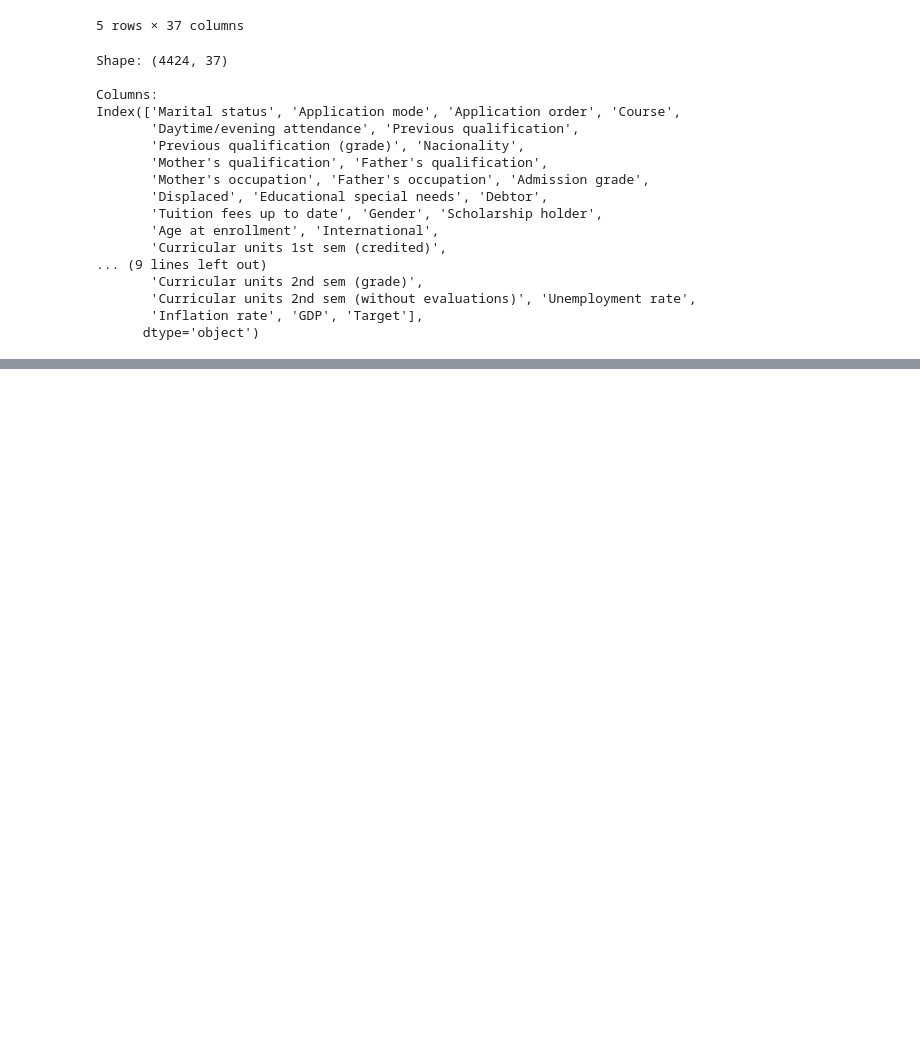
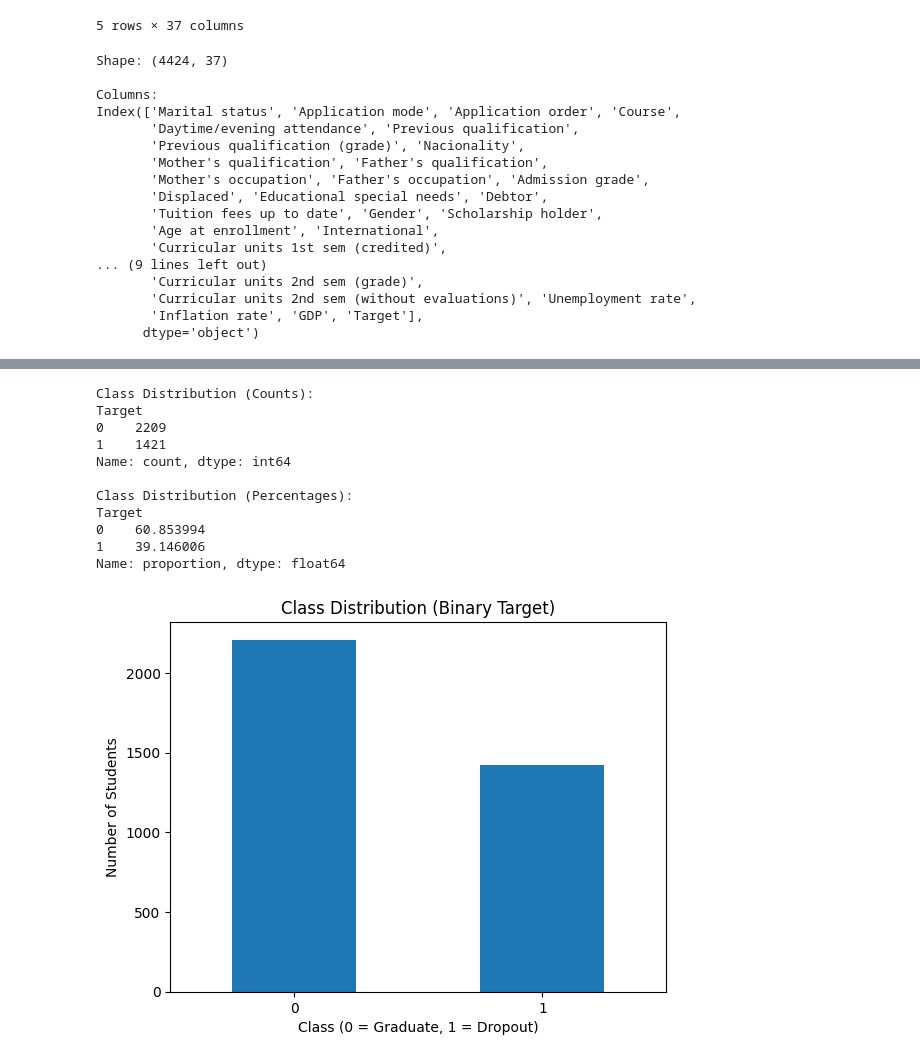
Before and after one commit to islambusra010/final-dissertation-project, a Jupyter notebook: final_porject_dissertation.ipynb, the cells around one changed output, grey strips where cells are left out. Cells and saved outputs as stored; diff of their text form; code cells hidden in the pictures; blank space fills up the shorter version.

```diff
--- a/final_porject_dissertation.ipynb
+++ b/final_porject_dissertation.ipynb
@@ -68,0 +118,43 @@ Index(['Marital status', 'Application mode', 'Application order', 'Course',
+# %%
+# -----------------------------------------------------
+# STEP 2: Analyse class imbalance
+# -----------------------------------------------------
+
+import matplotlib.pyplot as plt
+
+# Calculate class counts
+class_counts = df_binary['Target'].value_counts()
+
+# Calculate percentages
+class_percentages = df_binary['Target'].value_counts(normalize=True) * 100
+
+print("Class Distribution (Counts):")
+print(class_counts)
+
+print("\nClass Distribution (Percentages):")
+print(class_percentages)
+
+
+# Plot bar chart
+plt.figure()
+class_counts.plot(kind='bar')
+
+plt.title("Class Distribution (Binary Target)")
+plt.xlabel("Class (0 = Graduate, 1 = Dropout)")
+plt.ylabel("Number of Students")
+
+plt.xticks(rotation=0)
+plt.show()
+# %% [output]
+Class Distribution (Counts):
+Target
+0    2209
+1    1421
+Name: count, dtype: int64
+
+Class Distribution (Percentages):
+Target
+0    60.853994
+1    39.146006
+Name: proportion, dtype: float64
+[figure, added]
```
Also changed, not shown: parts of 2 cells of this notebook.
